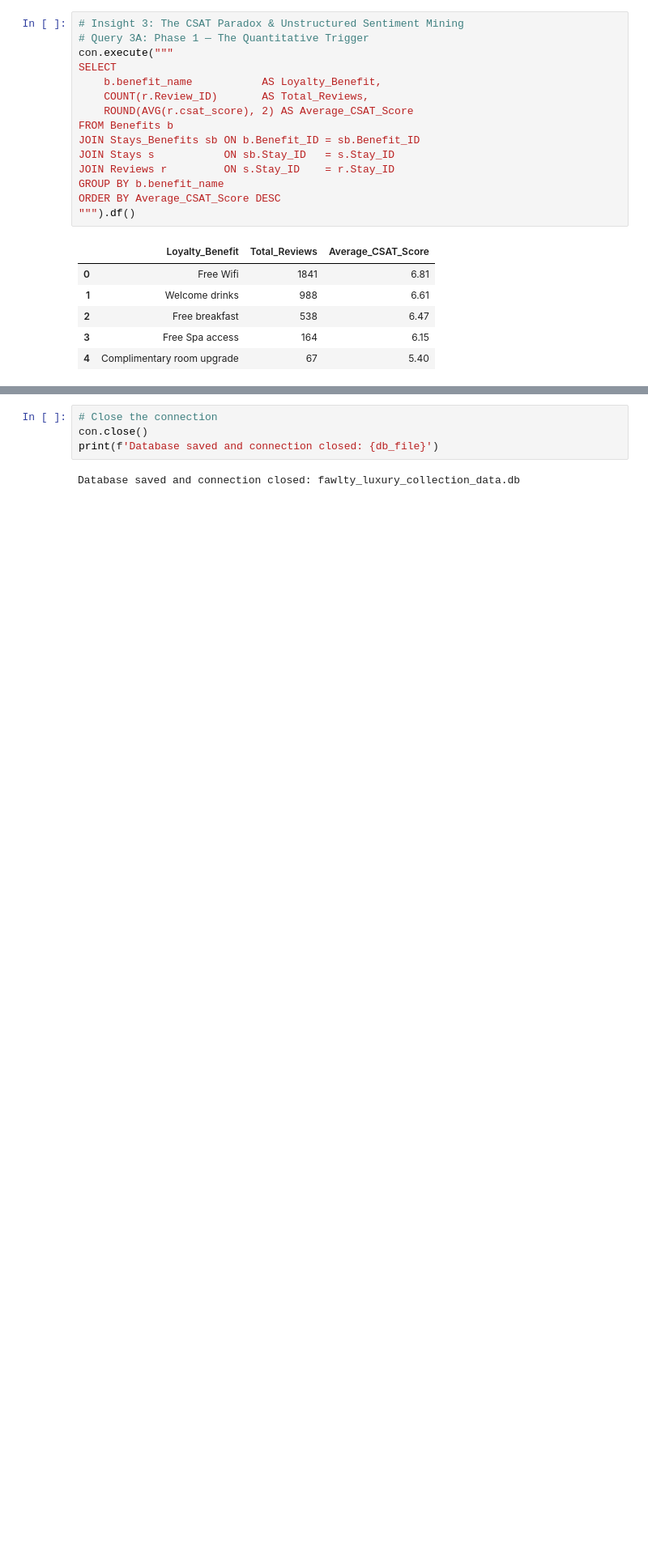
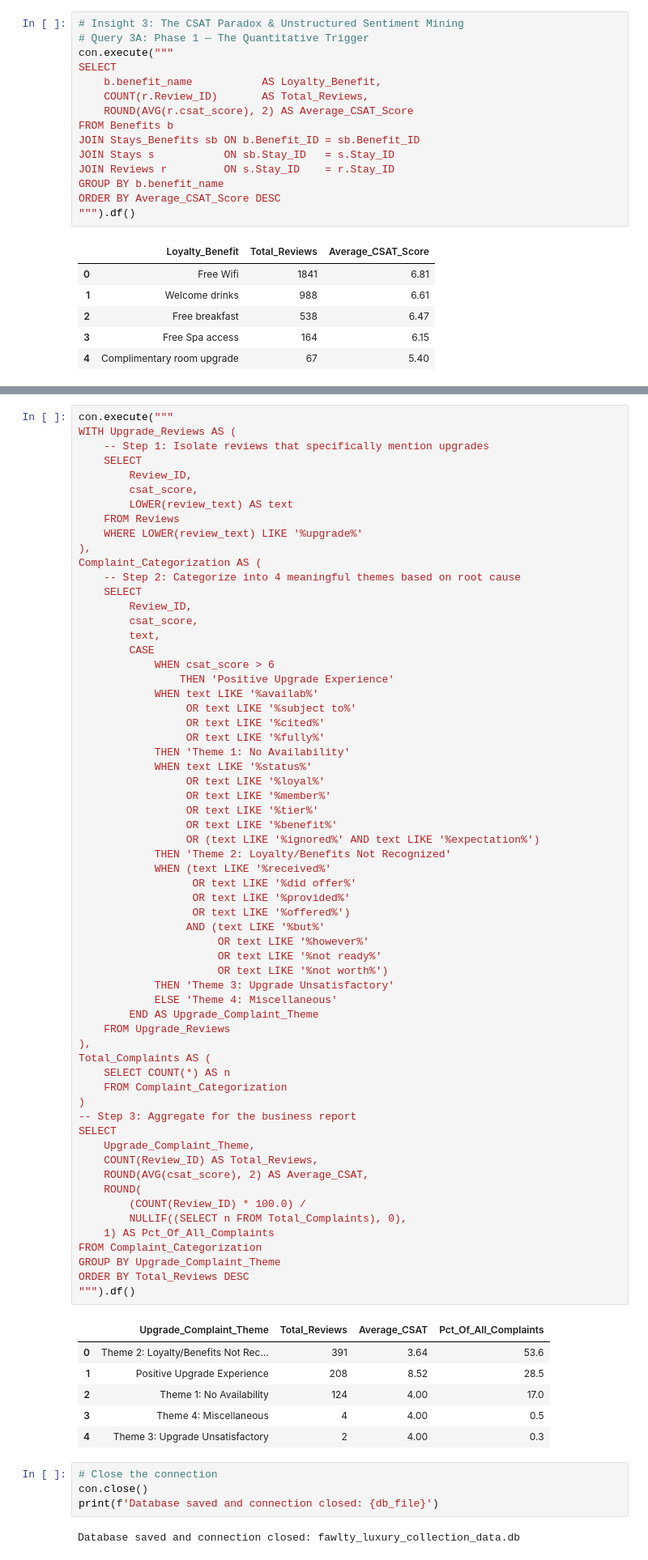
Before and after one commit to katherinexxxl/DM-Assignment-Group-32, a Jupyter notebook: database creation_duckdb.ipynb, the cells around one changed output, grey strips where cells are left out. Shown at 81% size. Cells and saved outputs as stored; diff of their text form; blank space fills up the shorter version.

```diff
--- a/database creation_duckdb.ipynb
+++ b/database creation_duckdb.ipynb
@@ -429,6 +434,75 @@ ORDER BY Total_Reviews DESC
 |  | Upgrade_Sentiment_Theme | Total_Reviews | Average_CSAT | Pct_Of_Negative_Mentions |
 | 0 | Theme 3: General Upgrade Complaint | 460 | 3.70 | 88.3 |
 | 1 | Theme 1: Denied/No Availability | 61 | 3.97 | 11.7 |
+# %%
+con.execute("""
+WITH Upgrade_Reviews AS (
+    -- Step 1: Isolate reviews that specifically mention upgrades
+    SELECT
+        Review_ID,
+        csat_score,
+        LOWER(review_text) AS text
+    FROM Reviews
+    WHERE LOWER(review_text) LIKE '%upgrade%'
+),
+Complaint_Categorization AS (
+    -- Step 2: Categorize into 4 meaningful themes based on root cause
+    SELECT
+        Review_ID,
+        csat_score,
+        text,
+        CASE
+            WHEN csat_score > 6
+                THEN 'Positive Upgrade Experience'
+            WHEN text LIKE '%availab%'
+                 OR text LIKE '%subject to%'
+                 OR text LIKE '%cited%'
+                 OR text LIKE '%fully%'
+            THEN 'Theme 1: No Availability'
+            WHEN text LIKE '%status%'
+                 OR text LIKE '%loyal%'
+                 OR text LIKE '%member%'
+                 OR text LIKE '%tier%'
+                 OR text LIKE '%benefit%'
+                 OR (text LIKE '%ignored%' AND text LIKE '%expectation%')
+            THEN 'Theme 2: Loyalty/Benefits Not Recognized'
+            WHEN (text LIKE '%received%'
+                  OR text LIKE '%did offer%'
+                  OR text LIKE '%provided%'
+                  OR text LIKE '%offered%')
+                 AND (text LIKE '%but%'
+                      OR text LIKE '%however%'
+                      OR text LIKE '%not ready%'
+                      OR text LIKE '%not worth%')
+            THEN 'Theme 3: Upgrade Unsatisfactory'
+            ELSE 'Theme 4: Miscellaneous'
+        END AS Upgrade_Complaint_Theme
+    FROM Upgrade_Reviews
+),
+Total_Complaints AS (
+    SELECT COUNT(*) AS n
+    FROM Complaint_Categorization
+)
+-- Step 3: Aggregate for the business report
+SELECT
+    Upgrade_Complaint_Theme,
+    COUNT(Review_ID) AS Total_Reviews,
+    ROUND(AVG(csat_score), 2) AS Average_CSAT,
+    ROUND(
+        (COUNT(Review_ID) * 100.0) /
+        NULLIF((SELECT n FROM Total_Complaints), 0),
+    1) AS Pct_Of_All_Complaints
+FROM Complaint_Categorization
+GROUP BY Upgrade_Complaint_Theme
+ORDER BY Total_Reviews DESC
+""").df()
+# %% [output]
+|  | Upgrade_Complaint_Theme | Total_Reviews | Average_CSAT | Pct_Of_All_Complaints |
+| 0 | Theme 2: Loyalty/Benefits Not Rec... | 391 | 3.64 | 53.6 |
+| 1 | Positive Upgrade Experience | 208 | 8.52 | 28.5 |
+| 2 | Theme 1: No Availability | 124 | 4.00 | 17.0 |
+| 3 | Theme 4: Miscellaneous | 4 | 4.00 | 0.5 |
+| 4 | Theme 3: Upgrade Unsatisfactory | 2 | 4.00 | 0.3 |
 # %%
 # Close the connection
 con.close()
```
Also changed, not shown: parts of 7 cells of this notebook, 13 other files.
